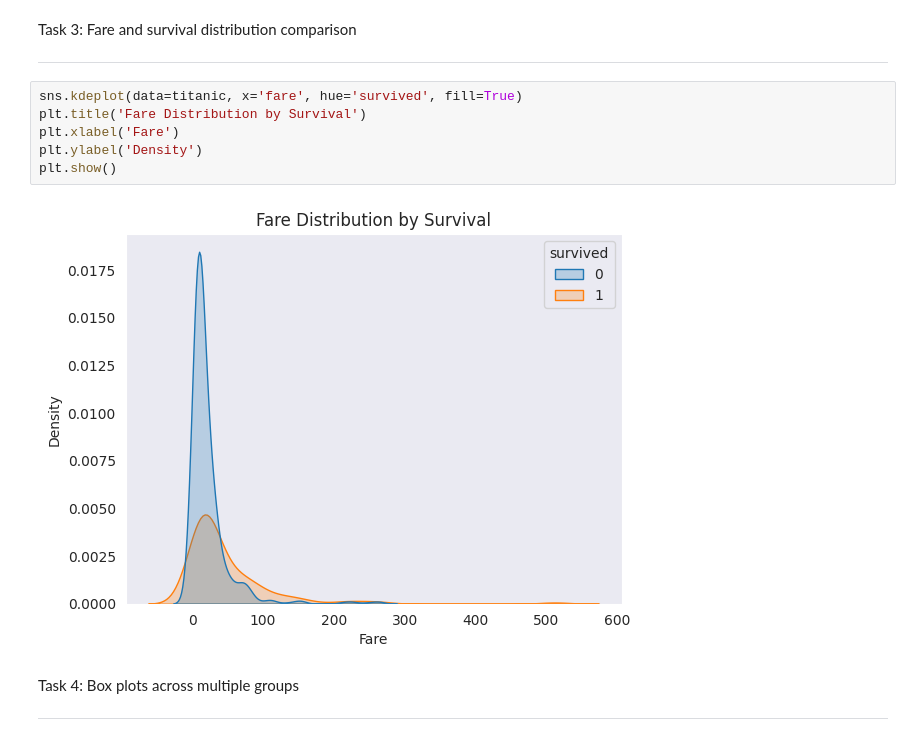
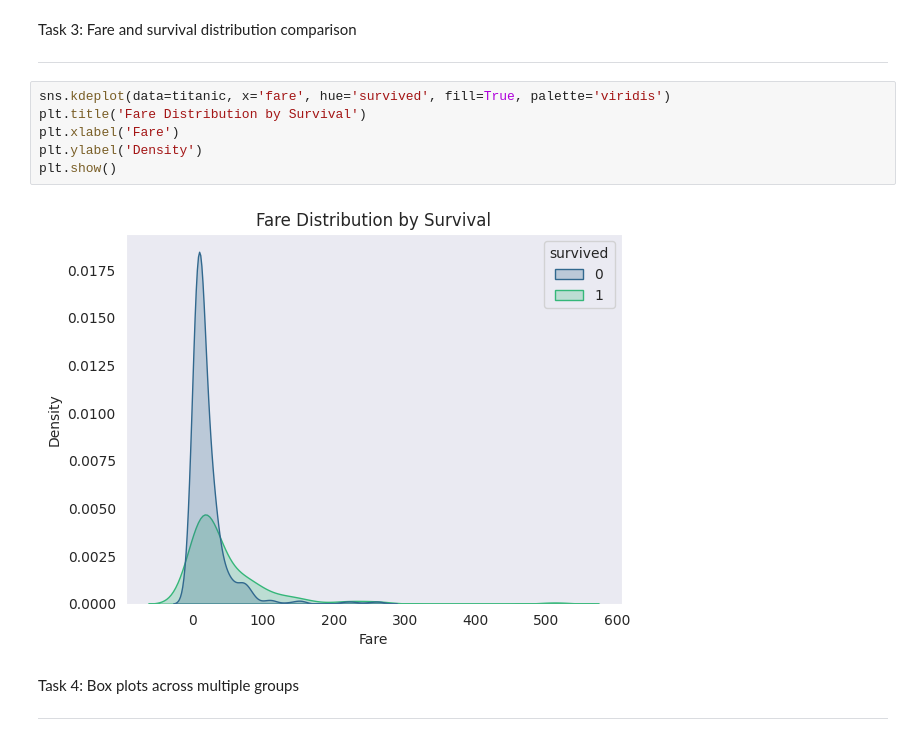
Before and after one commit to surafelmeharihaile-ai/Data110, a Jupyter notebook: week_5and6_surafel_haile.ipynb, the cells around one changed output. Saved outputs shown, nothing was run; the diff lists cells and outputs as text.

```diff
--- a/week_5and6_surafel_haile.ipynb
+++ b/week_5and6_surafel_haile.ipynb
@@ -60,13 +60,13 @@ Task 3: Fare and survival distribution comparison
 
 ---
 # %%
-sns.kdeplot(data=titanic, x='fare', hue='survived', fill=True)
+sns.kdeplot(data=titanic, x='fare', hue='survived', fill=True, palette='viridis')
 plt.title('Fare Distribution by Survival')
 plt.xlabel('Fare')
 plt.ylabel('Density')
 plt.show()
 # %% [output]
-[figure, old version]
+[figure, new version]
 # %% [markdown]
 Task 4: Box plots across multiple groups
 
```
Also changed, not shown: parts of 5 cells of this notebook.
